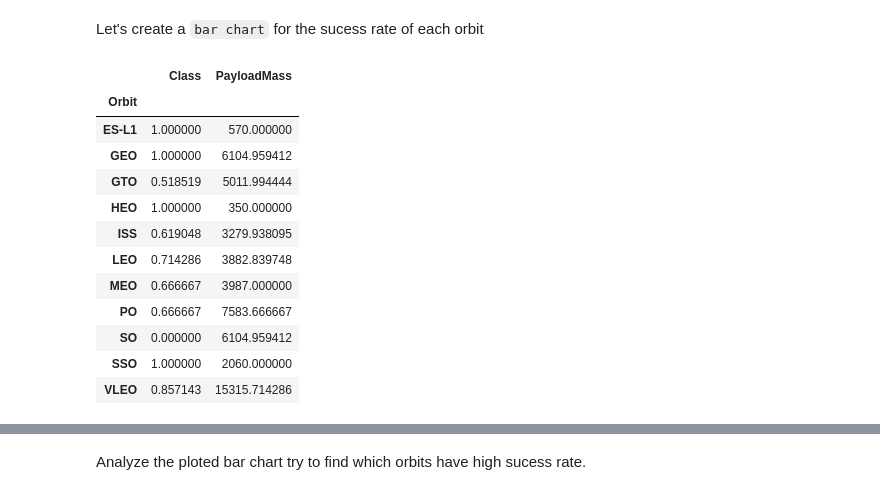
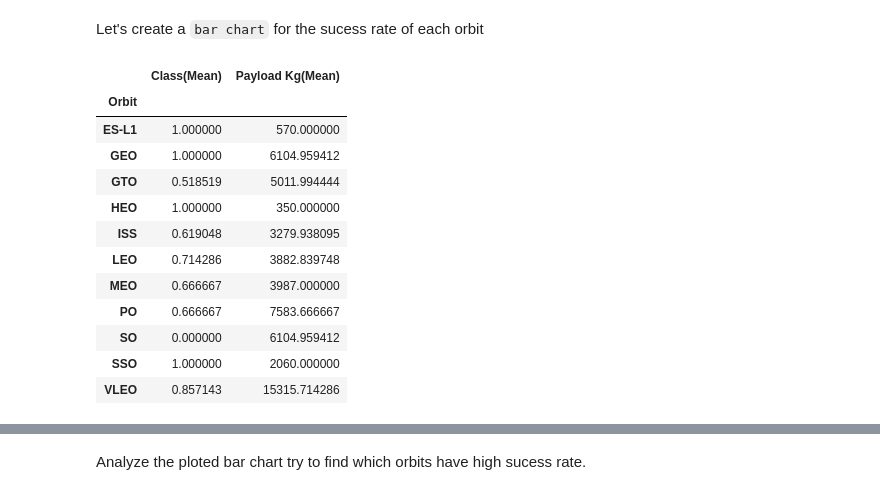
Before and after one commit to jme3192/JME-Capstone-Project-2021, a Jupyter notebook: jupyter-labs-eda-dataviz-IBM-WIP-002.ipynb, the cells around one changed output, grey strips where cells are left out. Saved outputs shown, nothing was run; the diff lists cells and outputs as text; code cells hidden in the pictures.

```diff
--- a/jupyter-labs-eda-dataviz-IBM-WIP-002.ipynb
+++ b/jupyter-labs-eda-dataviz-IBM-WIP-002.ipynb
@@ -158,16 +158,19 @@ Let's create a `bar chart` for the sucess rate of each orbit
 # %%
 # HINT use groupby method on Orbit column and get the mean of Class column
 df_mean = df.copy()
 result_df = df_mean.groupby('Orbit').mean()  # calc the mean of Class
-result_df[['Class','PayloadMass']]
+# result_df
+result_df.rename(columns={"Class": "Class(Mean)", "PayloadMass": "Payload Kg(Mean)"}, inplace=True)
+result_df[['Class(Mean)','Payload Kg(Mean)']]
+
 
 
 # sns.barplot(x="PayloadMass", y="Orbit", hue="Class", data=df)
 # plt.ylabel("Orbit",fontsize=20)
 # plt.xlabel("Payload Mass (kg)",fontsize=20)
 # plt.show()
 # %% [output]
-|  | Class | PayloadMass |
+|  | Class(Mean) | Payload Kg(Mean) |
 | Orbit |  |  |
 | ES-L1 | 1.000000 | 570.000000 |
 | GEO | 1.000000 | 6104.959412 |
```
Also changed, not shown: parts of 10 cells of this notebook.
